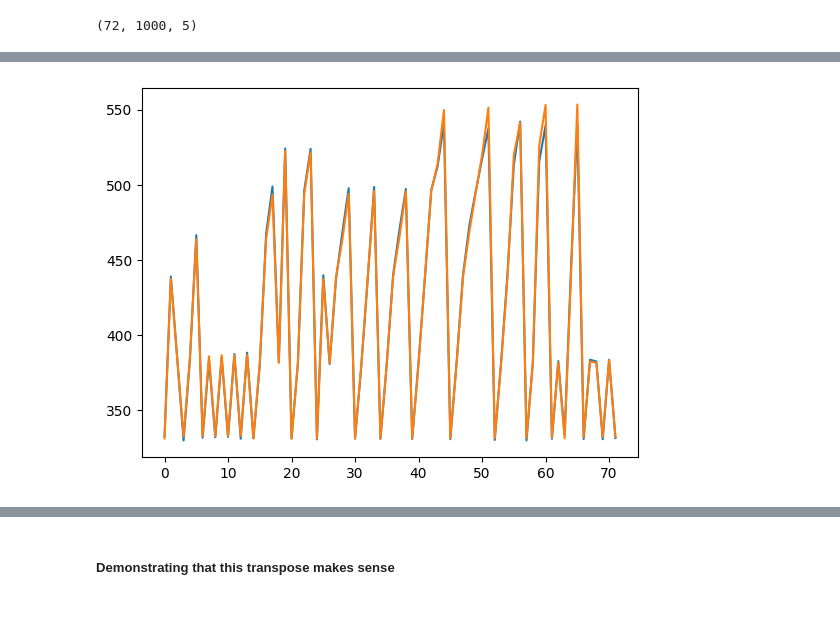
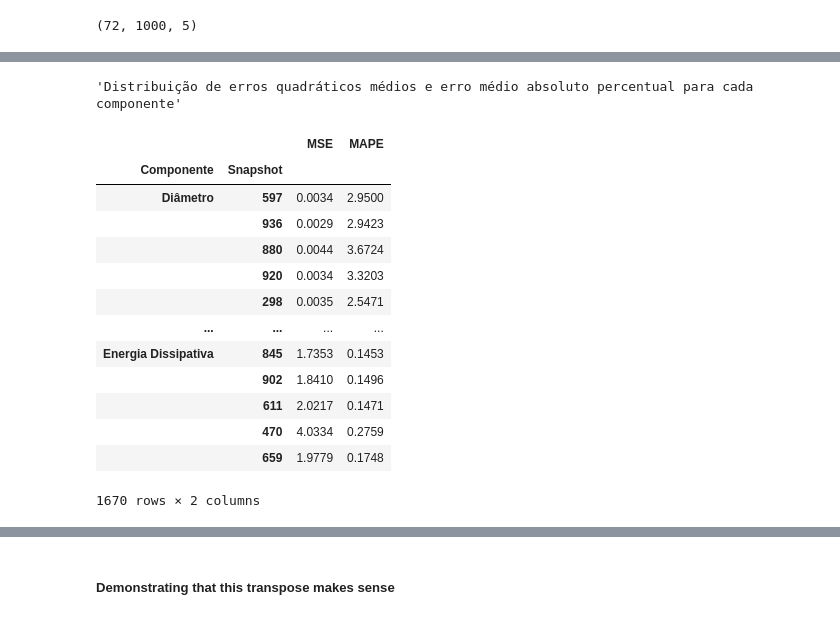
Before and after one commit to GuiCT/data-driven-studies, a Jupyter notebook: droplet/keras.ipynb, the cells around one changed output, grey strips where cells are left out. Cells and saved outputs as stored; diff of their text form; code cells hidden in the pictures.

```diff
--- a/droplet/keras.ipynb
+++ b/droplet/keras.ipynb
@@ -171,8 +169,39 @@ display(result_df)
-# %%
-import matplotlib.pyplot as plt
-
-plt.plot(components[3]["prediction_unscaled"][3])
-plt.plot(components[3]["testing_data_unscaled"][3])
-plt.show()
-# %% [output]
-[figure, removed]
+# %%
+import pandas as pd
+
+pd.set_option("display.float_format", '{:.4f}'.format)
+
+components_idx = pd.Index(["Diâmetro", "Altura", "Energia Cinética", "Energia Superficial", "Energia Dissipativa"], name="Componente")
+snapshots_idx = pd.Index(permutation_idx[666:], name="Snapshot")
+columns = ["MSE", "MAPE"]
+data = np.zeros((5 * 334, 2))
+
+index = pd.MultiIndex.from_product([components_idx, snapshots_idx])
+detailed_result_df = pd.DataFrame(
+    data,
+    index=index,
+    columns=columns
+)
+
+for cmpnt, component in enumerate(components):
+    detailed_result_df.loc[(components_idx[cmpnt], slice(None)), "MSE"] = np.array(component["mse_loss"])
+    detailed_result_df.loc[(components_idx[cmpnt], slice(None)), "MAPE"] = np.array(component["mape_loss"])
+
+display("Distribuição de erros quadráticos médios e erro médio absoluto percentual para cada componente")
+display(detailed_result_df)
+# %% [output]
+'Distribuição de erros quadráticos médios e erro médio absoluto percentual para cada componente'
+|  |  | MSE | MAPE |
+| Componente | Snapshot |  |  |
+| Diâmetro | 597 | 0.0034 | 2.9500 |
+|  | 936 | 0.0029 | 2.9423 |
+|  | 880 | 0.0044 | 3.6724 |
+|  | 920 | 0.0034 | 3.3203 |
+|  | 298 | 0.0035 | 2.5471 |
+| ... | ... | ... | ... |
+| Energia Dissipativa | 845 | 1.7353 | 0.1453 |
+|  | 902 | 1.8410 | 0.1496 |
+|  | 611 | 2.0217 | 0.1471 |
+|  | 470 | 4.0334 | 0.2759 |
+|  | 659 | 1.9779 | 0.1748 |
+1670 rows × 2 columns
```
Also changed, not shown: parts of 7 cells of this notebook.
